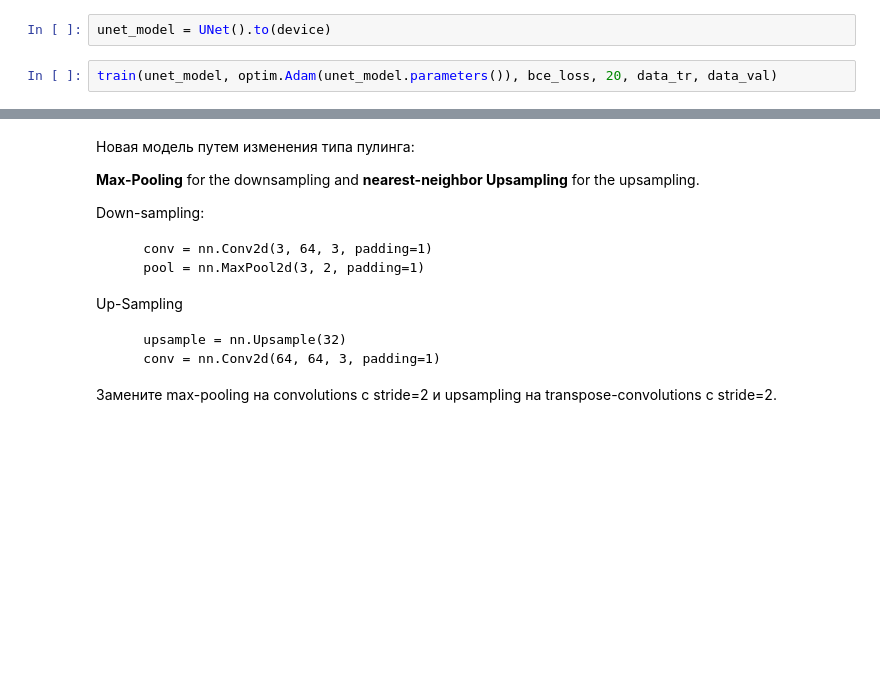
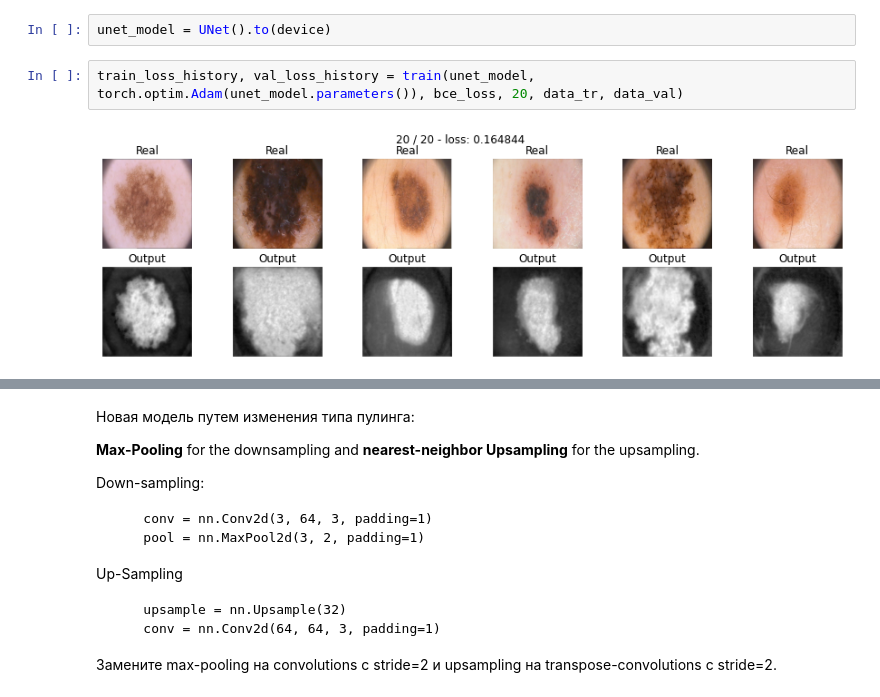
Before and after one commit to protaxY/DLS, a Jupyter notebook: [hw]semantic_segmentation.ipynb, the cells around one changed output, grey strips where cells are left out. Saved outputs shown, nothing was run; the diff lists cells and outputs as text; blank space fills up the shorter version.

```diff
--- a/[hw]semantic_segmentation.ipynb
+++ b/[hw]semantic_segmentation.ipynb
@@ -688,6 +779,8 @@ class UNet(nn.Module):
 # %%
 unet_model = UNet().to(device)
 # %%
-train(unet_model, optim.Adam(unet_model.parameters()), bce_loss, 20, data_tr, data_val)
+train_loss_history, val_loss_history = train(unet_model, torch.optim.Adam(unet_model.parameters()), bce_loss, 20, data_tr, data_val)
+# %% [output]
+[figure, added]
 # %%
 score_model(unet_model, iou_pytorch, data_val)
```
Also changed, not shown: parts of 10 cells of this notebook.
